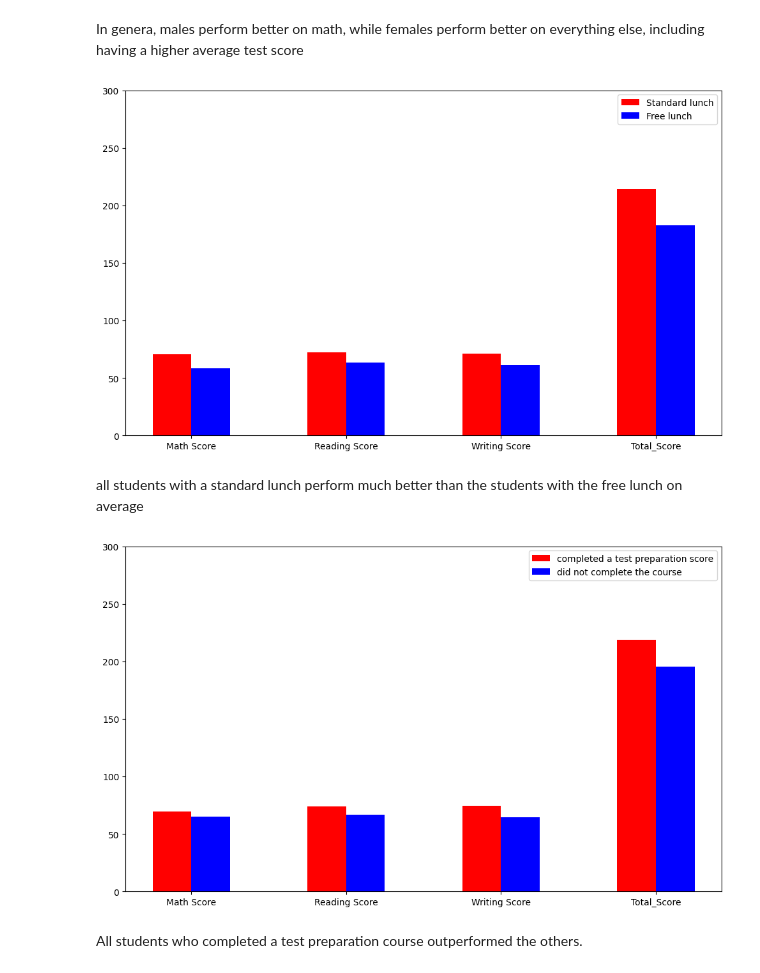
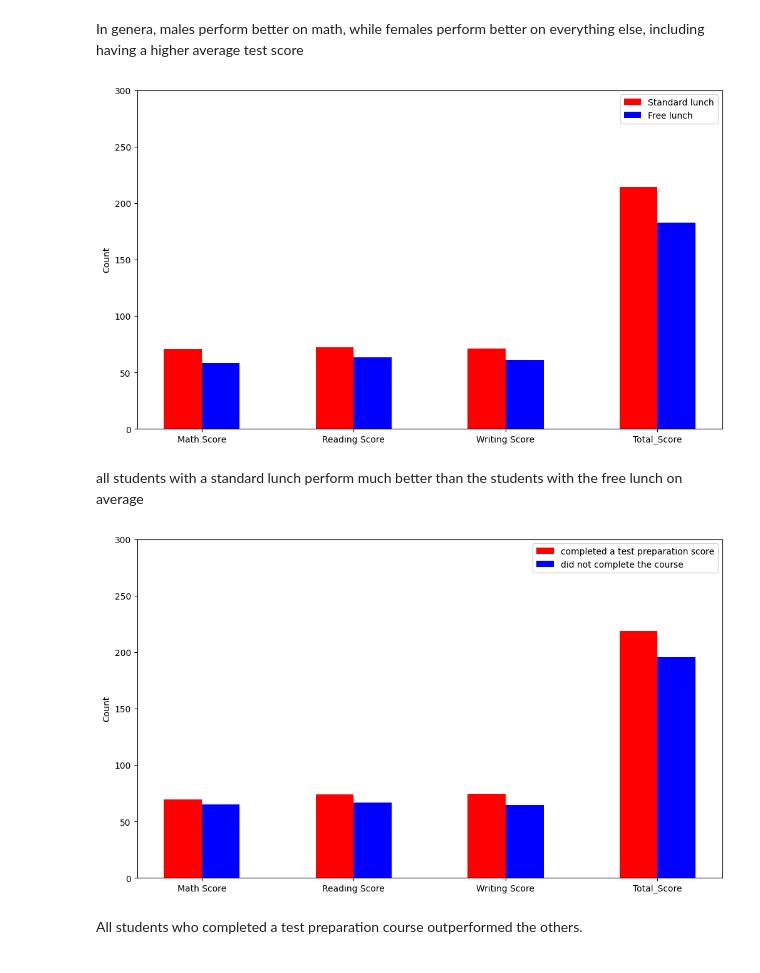
Before and after one commit to BUSH222/MISIS-intro_to_ml_course, a Jupyter notebook: src/02_lab_eda.ipynb, the cells around one changed output. Cells and saved outputs as stored; diff of their text form; code cells hidden in the pictures.

```diff
--- a/src/02_lab_eda.ipynb
+++ b/src/02_lab_eda.ipynb
@@ -159,36 +193,38 @@ plt.bar(x + width/2, free_lunch, width, label='Free lunch', color='blue')
 plt.xticks(ticks=x, labels=[col.title() for col in score_columns])
 plt.ylim(0, 300)
 plt.tight_layout()
+plt.ylabel('Count')
 plt.legend()
 plt.show()
 # %% [output]
-[figure, old version]
+[figure, new version]
 # %% [markdown]
 all students with a standard lunch perform much better than the students with the free lunch on average
 # %%
 score_columns = ['math score', 'reading score', 'writing score', 'total_score']
 
 mean_scores_by_test = df.groupby('test preparation course')[score_columns].mean()
 
 completed = mean_scores_by_test.loc['completed']
 not_completed = mean_scores_by_test.loc['none']
 
 x = np.arange(len(score_columns))
 width = 0.25
 
 # Create the plot
 plt.figure(figsize=(10, 6))
 plt.bar(x - width/2, completed, width, label='completed a test preparation score', color='red')
 plt.bar(x + width/2, not_completed, width, label='did not complete the course', color='blue')
 
 
 plt.xticks(ticks=x, labels=[col.title() for col in score_columns])
 plt.ylim(0, 300)
 plt.tight_layout()
+plt.ylabel('Count')
 plt.legend()
 plt.show()
 # %% [output]
-[figure, old version]
+[figure, new version]
 # %% [markdown]
 All students who completed a test preparation course outperformed the others.
 # %%
```
Also changed, not shown: parts of 3 cells of this notebook, 1 other file.
